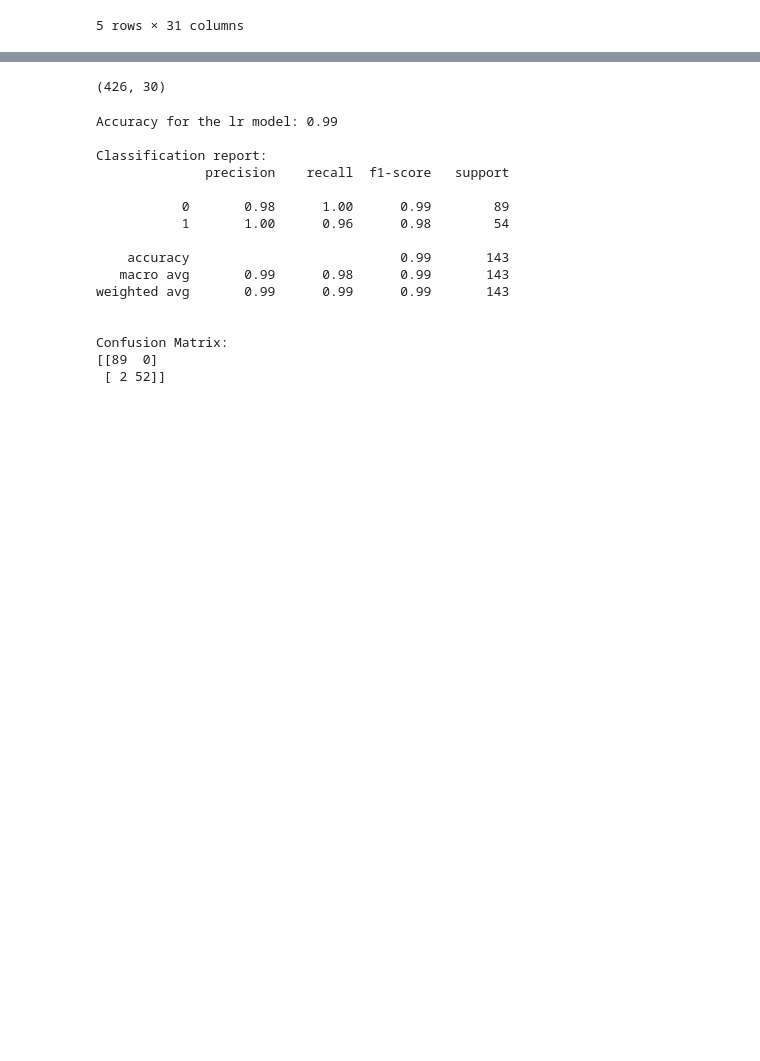
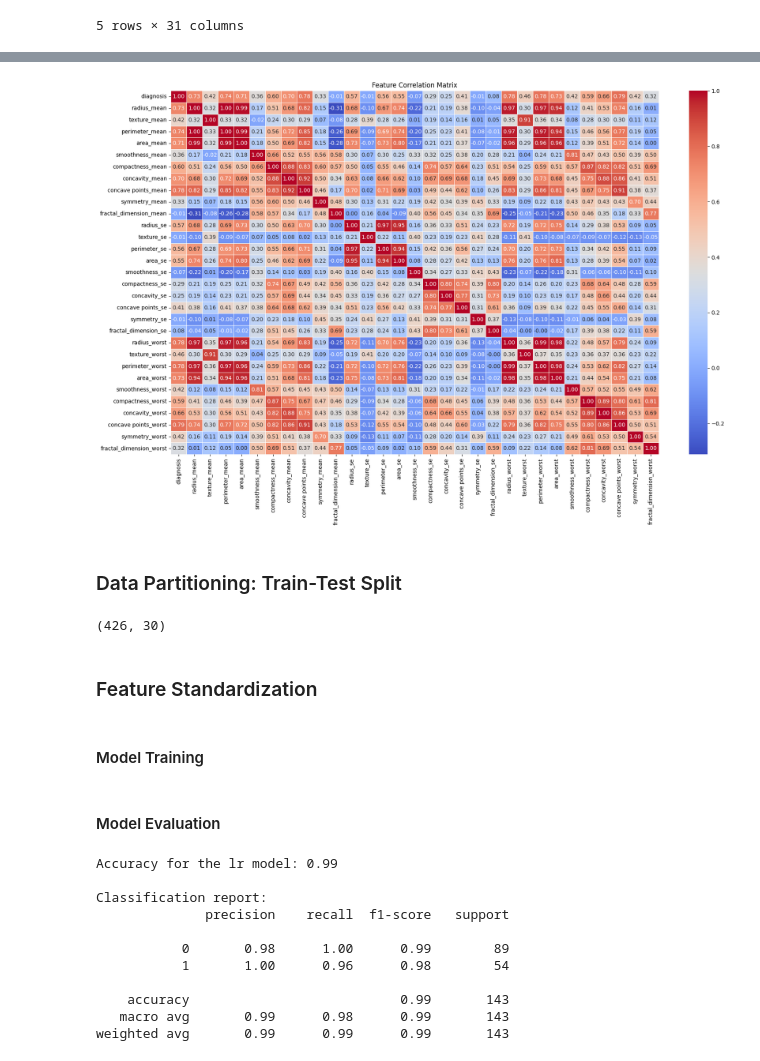
Before and after one commit to Phawazz/project-portfolio-labs, a Jupyter notebook: Logistic Regression Projects/Wisconsin Breast Cancer Prediction/log_reg_model.ipynb, the cells around one changed output, grey strips where cells are left out. Saved outputs shown, nothing was run; the diff lists cells and outputs as text; code cells hidden in the pictures; blank space fills up the shorter version.

```diff
--- a/Logistic Regression Projects/Wisconsin Breast Cancer Prediction/log_reg_model.ipynb
+++ b/Logistic Regression Projects/Wisconsin Breast Cancer Prediction/log_reg_model.ipynb
@@ -79,2 +105,19 @@ df['diagnosis'].value_counts().plot(kind='pie')
+# %%
+plt.figure(figsize=(20, 12))
+
+corr_matrix = df.corr()
+
+sns.heatmap(corr_matrix,
+            annot=True,
+            fmt='.2f',
+            cmap='coolwarm',
+            linewidths=0.5)
+
+plt.title('Feature Correlation Matrix')
+plt.show()
+# %% [output]
+[figure, added]
+# %% [markdown]
+### Data Partitioning: Train-Test Split
 # %%
 # Divide data into features and target
@@ -88,6 +129,8 @@ X_train, X_test, y_train, y_test = train_test_split(X, y, test_size=0.25, random
 X_train.shape
 # %% [output]
 (426, 30)
+# %% [markdown]
+### Feature Standardization
 # %%
 # Standardize the features
 
@@ -97,6 +140,8 @@ scaler = StandardScaler()
 # fit_transform X_train and transform X_test
 X_train_scaled = scaler.fit_transform(X_train)
 X_test_scaled = scaler.transform(X_test)
+# %% [markdown]
+#### Model Training
 # %%
 # Create the logistic regression model
 lr = LogisticRegression()
@@ -106,14 +151,14 @@ lr.fit(X_train_scaled, y_train)
 
 # Predict the targets based on the test data
 y_pred = lr.predict(X_test_scaled)
+# %% [markdown]
+#### Model Evaluation
 # %%
 # Assess with classification metrics
 
 print(f"Accuracy for the lr model: {(accuracy_score(y_test, y_pred)) :.2f}")
 print(f"\nClassification report: ")
 print(classification_report(y_test, y_pred))
-print(f"\nConfusion Matrix:")
-print(confusion_matrix(y_test, y_pred))
 # %% [output]
 Accuracy for the lr model: 0.99
 
@@ -126,8 +171,3 @@ Classification report:
     accuracy                           0.99       143
    macro avg       0.99      0.98      0.99       143
 weighted avg       0.99      0.99      0.99       143
-
-
-Confusion Matrix:
-[[89  0]
- [ 2 52]]
```
Also changed, not shown: parts of 17 cells of this notebook.
